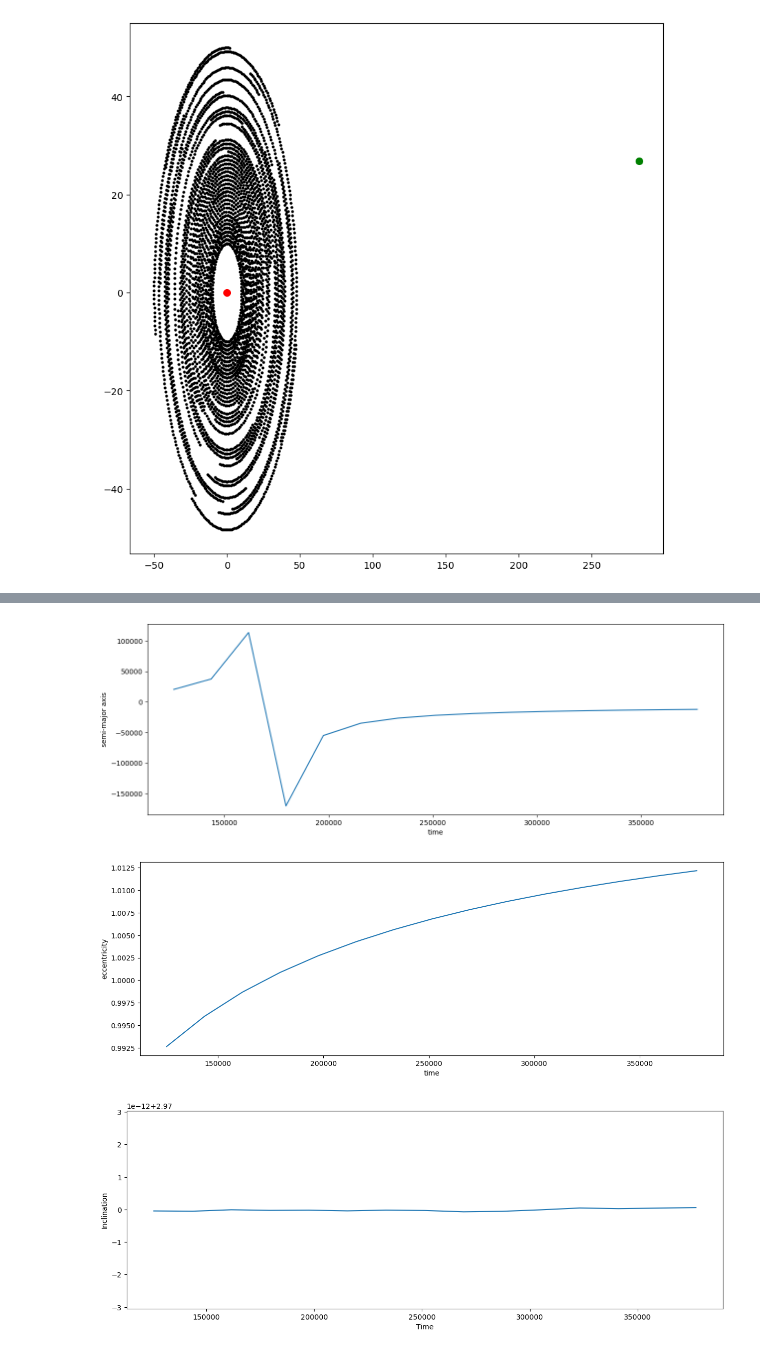
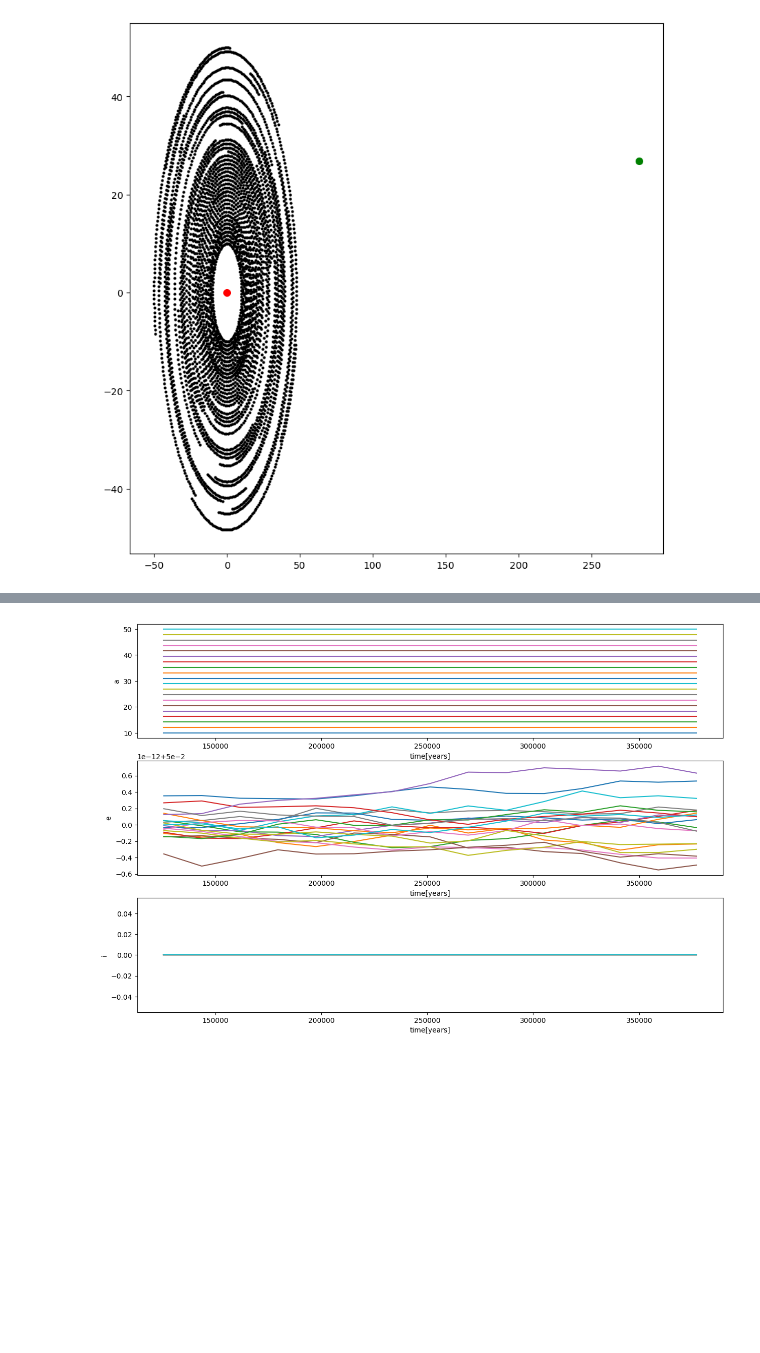
Before and after one commit to tigerchenlu98/rebound, a Jupyter notebook: ipython_examples/June_21_Different_Perspectives.ipynb, the cells around one changed output, grey strips where cells are left out. Cells and saved outputs as stored; diff of their text form; code cells hidden in the pictures; blank space fills up the shorter version.

Commit message:
edited Jeremiah's code to show all particles

```diff
--- a/ipython_examples/June_21_Different_Perspectives.ipynb
+++ b/ipython_examples/June_21_Different_Perspectives.ipynb
@@ -279,24 +267,17 @@ plt.plot(times, inc);
-# %%
-fig = plt.figure(figsize=(15,5))
-
-
-ax = plt.subplot()
-ax.set_xlabel("time")
-ax.set_ylabel("semi-major axis")
-plt.plot(times, a);
-
-fig = plt.figure(figsize=(15,5))
-ax = plt.subplot()
-ax.set_xlabel("time")
-ax.set_ylabel("eccentricity")
-plt.plot(times, e);
-
-fig = plt.figure(figsize=(15,5))
-ax = plt.subplot()
-ax.set_xlabel("Time")
-ax.set_ylabel("Inclination")
-plt.plot(times, inc);
-# %% [output]
-[figure, removed]
-[figure, removed]
-[figure, removed]
+# %%
+fig, ax = plt.subplots(figsize=(15,10), nrows = 3, ncols = 1)
+
+
+# if i call a[:,:-1] it gives me all times (first entry) and all particles except the last one (which is the binary) (second entry of a)
+ax[0].plot(times, a[:,:-1])
+ax[1].plot(times, e[:,:-1])
+ax[2].plot(times, inc[:,:-1])
+
+ax[0].set(ylabel = 'a')
+ax[1].set(ylabel = 'e')
+ax[2].set(ylabel = 'i')
+
+for axi in ax:
+    axi.set(xlabel = 'time[years]')
+# %% [output]
+[figure, added]
```
Also changed, not shown: parts of 2 cells of this notebook, 2 other files.
